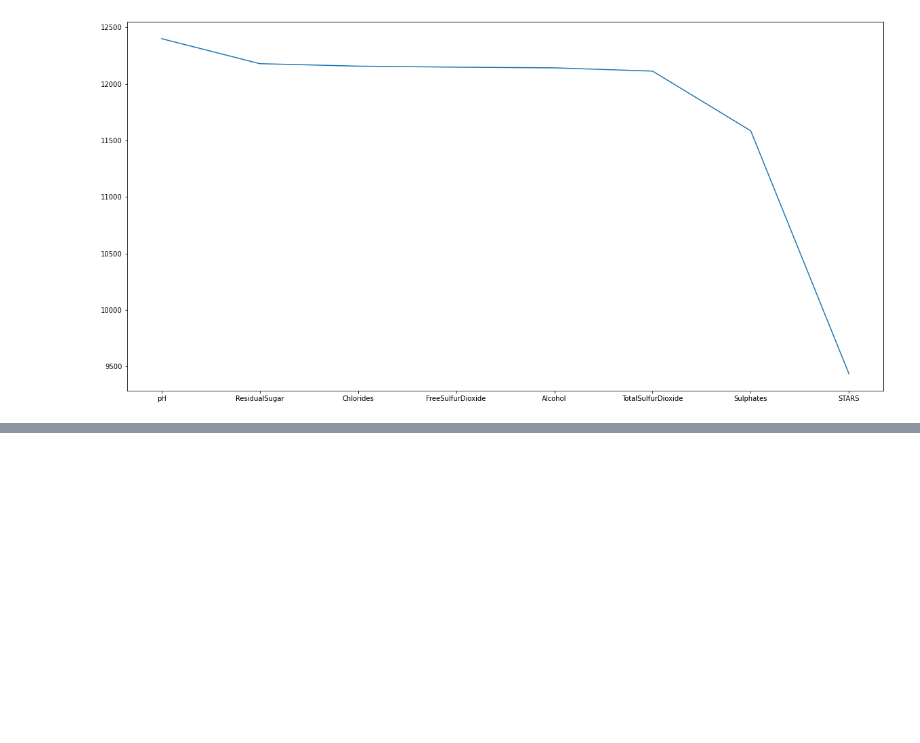
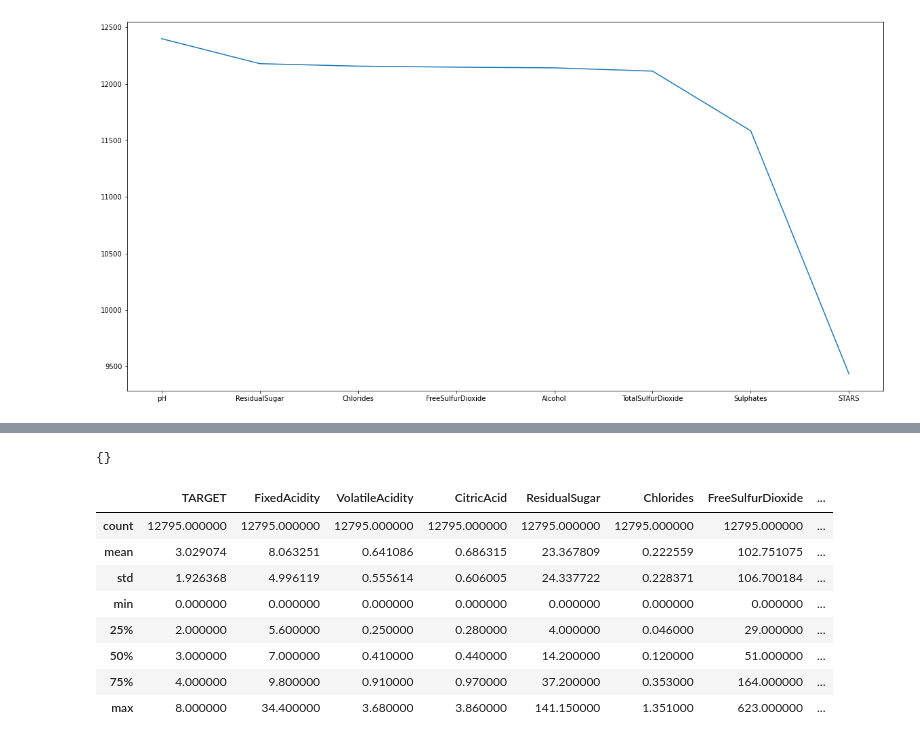
Before and after one commit to askidelsky/DAV-6150, a Jupyter notebook: Homework/Module 3/A_Skidelsky_M3_assn.ipynb, the cells around one changed output, grey strips where cells are left out. Cells and saved outputs as stored; diff of their text form; code cells hidden in the pictures; blank space fills up the shorter version.

```diff
--- a/Homework/Module 3/A_Skidelsky_M3_assn.ipynb
+++ b/Homework/Module 3/A_Skidelsky_M3_assn.ipynb
@@ -307,0 +300,21 @@ nas
+# %%
+#no reaming missing values after all transformations are completed:
+nas = {}
+for i in range(len(df1.columns)):
+    if df1.iloc[:,i].isna().sum() > 0:
+        nas[df1.columns[i]] = df1.iloc[:,i].isna().sum()
+nas
+# %% [output]
+{}
+# %%
+df1.iloc[:,1:].describe()
+# %% [output]
+|  | TARGET | FixedAcidity | VolatileAcidity | CitricAcid | ResidualSugar | Chlorides | FreeSulfurDioxide | ... |
+| count | 12795.000000 | 12795.000000 | 12795.000000 | 12795.000000 | 12795.000000 | 12795.000000 | 12795.000000 | ... |
+| mean | 3.029074 | 8.063251 | 0.641086 | 0.686315 | 23.367809 | 0.222559 | 102.751075 | ... |
+| std | 1.926368 | 4.996119 | 0.555614 | 0.606005 | 24.337722 | 0.228371 | 106.700184 | ... |
+| min | 0.000000 | 0.000000 | 0.000000 | 0.000000 | 0.000000 | 0.000000 | 0.000000 | ... |
+| 25% | 2.000000 | 5.600000 | 0.250000 | 0.280000 | 4.000000 | 0.046000 | 29.000000 | ... |
+| 50% | 3.000000 | 7.000000 | 0.410000 | 0.440000 | 14.200000 | 0.120000 | 51.000000 | ... |
+| 75% | 4.000000 | 9.800000 | 0.910000 | 0.970000 | 37.200000 | 0.353000 | 164.000000 | ... |
+| max | 8.000000 | 34.400000 | 3.680000 | 3.860000 | 141.150000 | 1.351000 | 623.000000 | ... |
```
Also changed, not shown: parts of 34 cells of this notebook.
